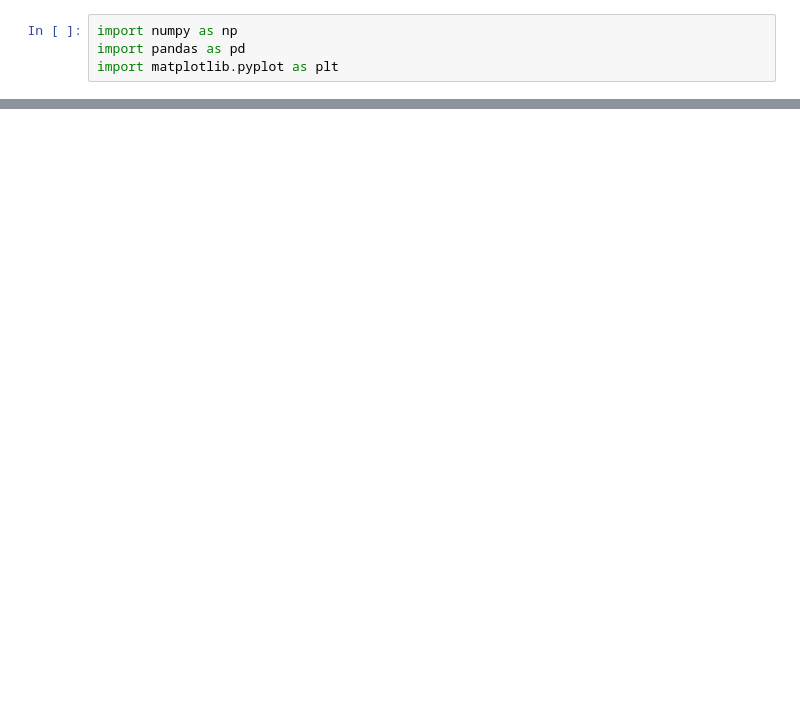
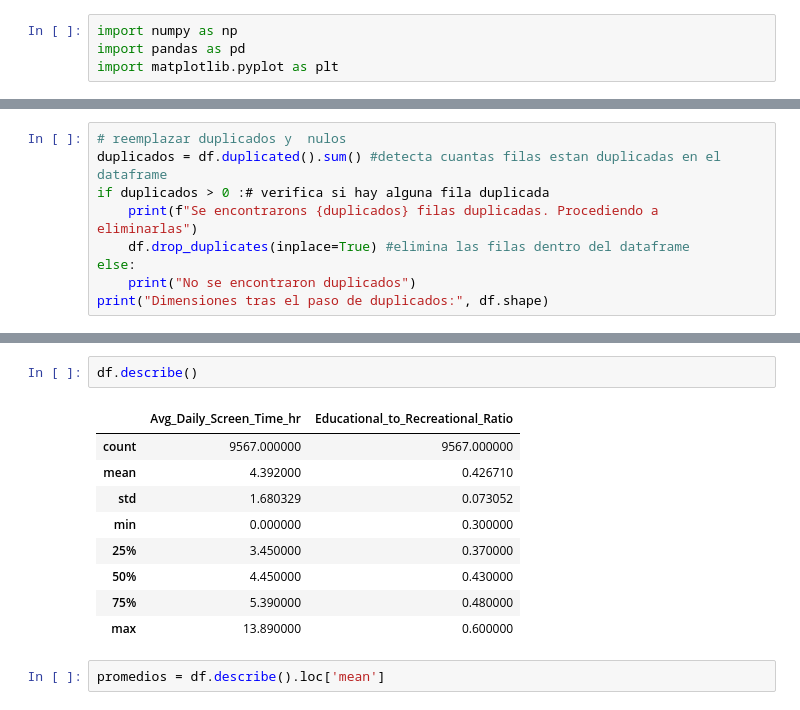
Before and after one commit to anavillegas26/Python-Semestre-I, a Jupyter notebook: Jupyter.ipynb/ejercicio_practica.ipynb, the cells around one changed output, grey strips where cells are left out. Drawn from its saved outputs; the diff is of its cells as text; blank space fills up the shorter version.

```diff
--- a/Jupyter.ipynb/ejercicio_practica.ipynb
+++ b/Jupyter.ipynb/ejercicio_practica.ipynb
@@ -16,0 +45,9 @@ matriz
+# %%
+# reemplazar duplicados y  nulos
+duplicados = df.duplicated().sum() #detecta cuantas filas estan duplicadas en el dataframe
+if duplicados > 0 :# verifica si hay alguna fila duplicada
+    print(f"Se encontrarons {duplicados} filas duplicadas. Procediendo a eliminarlas")
+    df.drop_duplicates(inplace=True) #elimina las filas dentro del dataframe
+else:
+    print("No se encontraron duplicados")
+print("Dimensiones tras el paso de duplicados:", df.shape)
@@ -16,0 +74,14 @@ matriz
+# %%
+df.describe()
+# %% [output]
+|  | Avg_Daily_Screen_Time_hr | Educational_to_Recreational_Ratio |
+| count | 9567.000000 | 9567.000000 |
+| mean | 4.392000 | 0.426710 |
+| std | 1.680329 | 0.073052 |
+| min | 0.000000 | 0.300000 |
+| 25% | 3.450000 | 0.370000 |
+| 50% | 4.450000 | 0.430000 |
+| 75% | 5.390000 | 0.480000 |
+| max | 13.890000 | 0.600000 |
+# %%
+promedios = df.describe().loc['mean']
```
Also changed, not shown: parts of 11 cells of this notebook, 6 other files.
